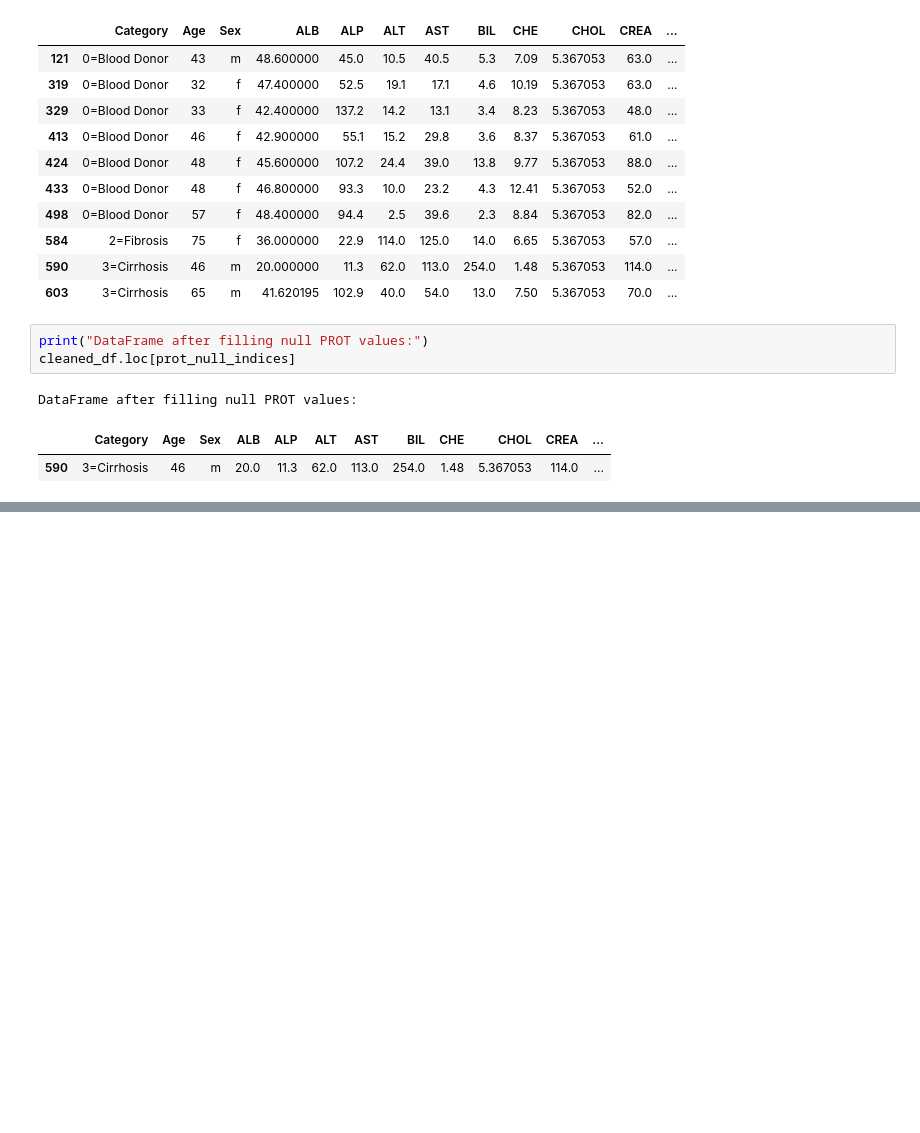
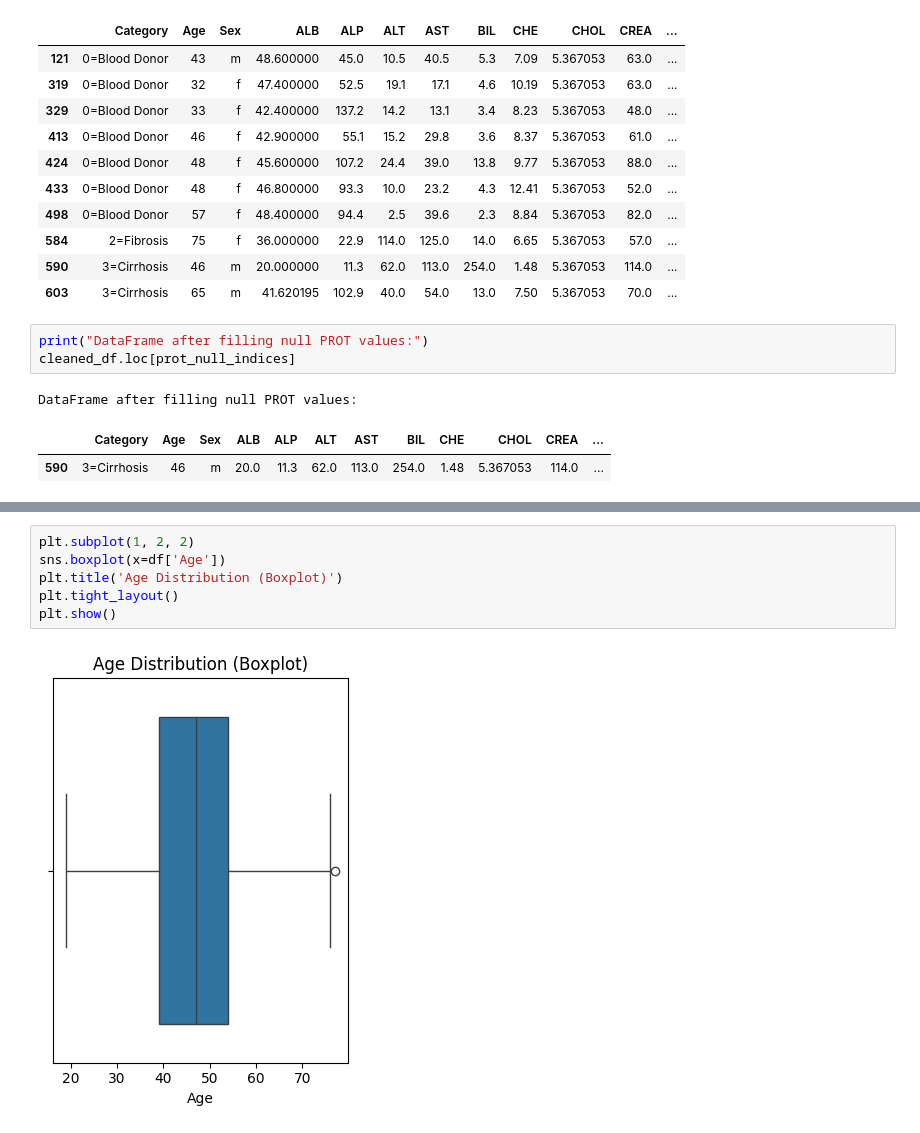
Before and after one commit to bootycurry/eda-assessment, a Jupyter notebook: 22BDS0142.ipynb, the cells around one changed output, grey strips where cells are left out. Saved outputs shown, nothing was run; the diff lists cells and outputs as text; blank space fills up the shorter version.

```diff
--- a/22BDS0142.ipynb
+++ b/22BDS0142.ipynb
@@ -339,0 +455,8 @@ DataFrame after filling null PROT values:
+# %%
+plt.subplot(1, 2, 2)
+sns.boxplot(x=df['Age'])
+plt.title('Age Distribution (Boxplot)')
+plt.tight_layout()
+plt.show()
+# %% [output]
+[figure, added]
```
Also changed, not shown: parts of 29 cells of this notebook.
